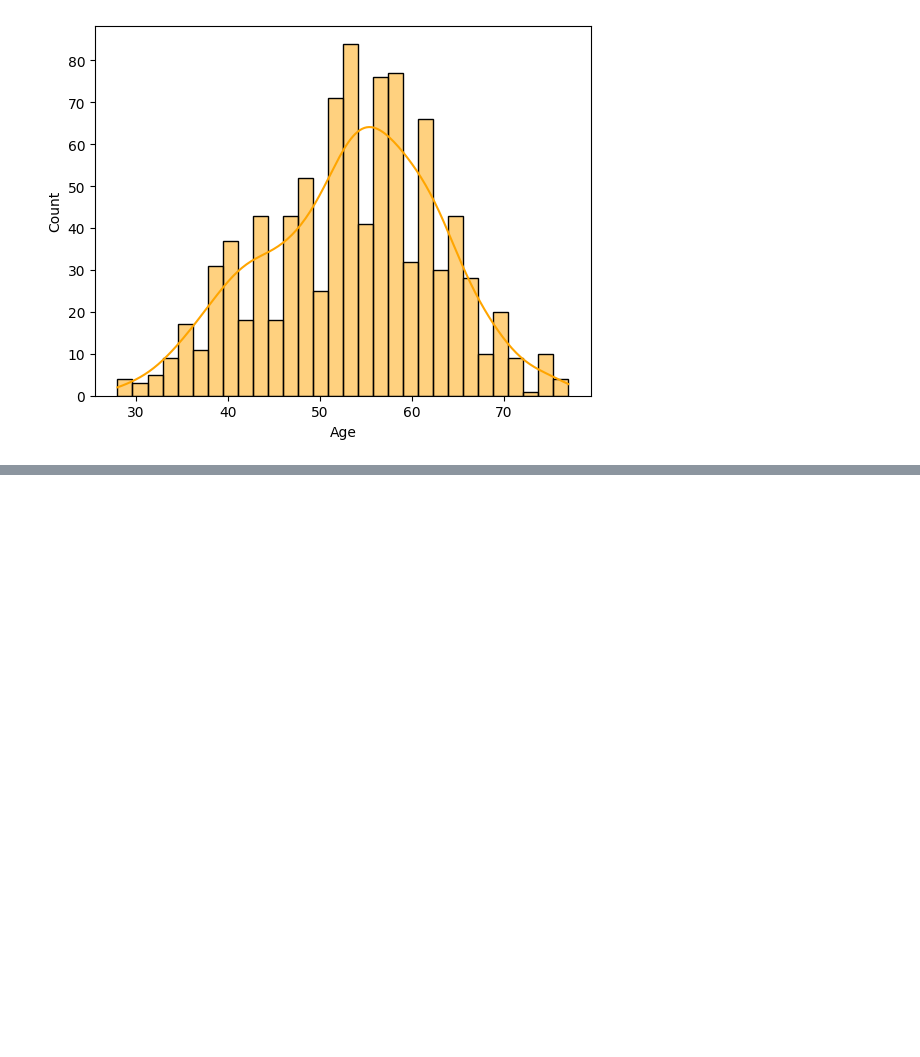
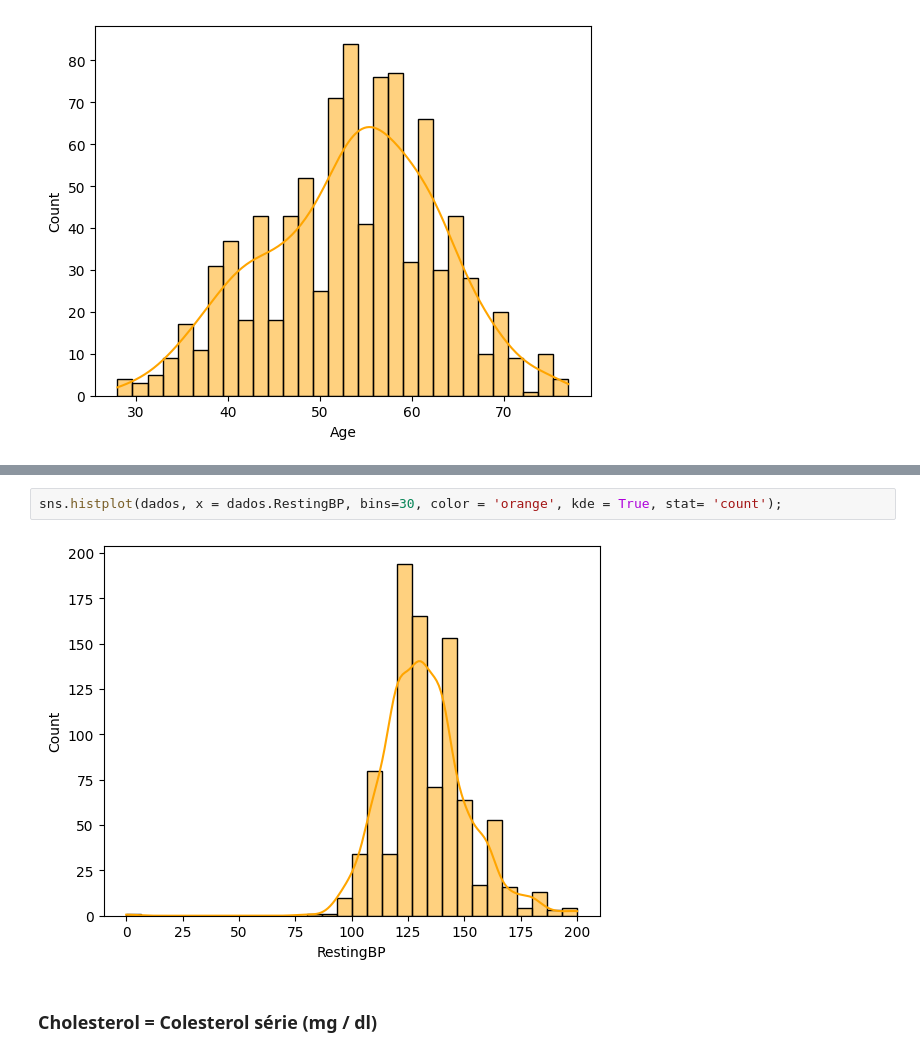
Before and after one commit to mateus-neres/Machine_Learning_com_Python, a Jupyter notebook: 33_exploracao_e_analise_dos_dados_parte_1.ipynb, the cells around one changed output, grey strips where cells are left out. Drawn from its saved outputs; the diff is of its cells as text; blank space fills up the shorter version.

```diff
--- a/33_exploracao_e_analise_dos_dados_parte_1.ipynb
+++ b/33_exploracao_e_analise_dos_dados_parte_1.ipynb
@@ -99,0 +163,6 @@ sns.histplot(dados, x = 'Age', bins = 30, color = 'orange', kde = True, stat = '
+# %%
+sns.histplot(dados, x = dados.RestingBP, bins=30, color = 'orange', kde = True, stat= 'count');
+# %% [output]
+[figure, added]
+# %% [markdown]
+### **Cholesterol = Colesterol série (mg / dl)**
```
Also changed, not shown: parts of 41 cells of this notebook.
